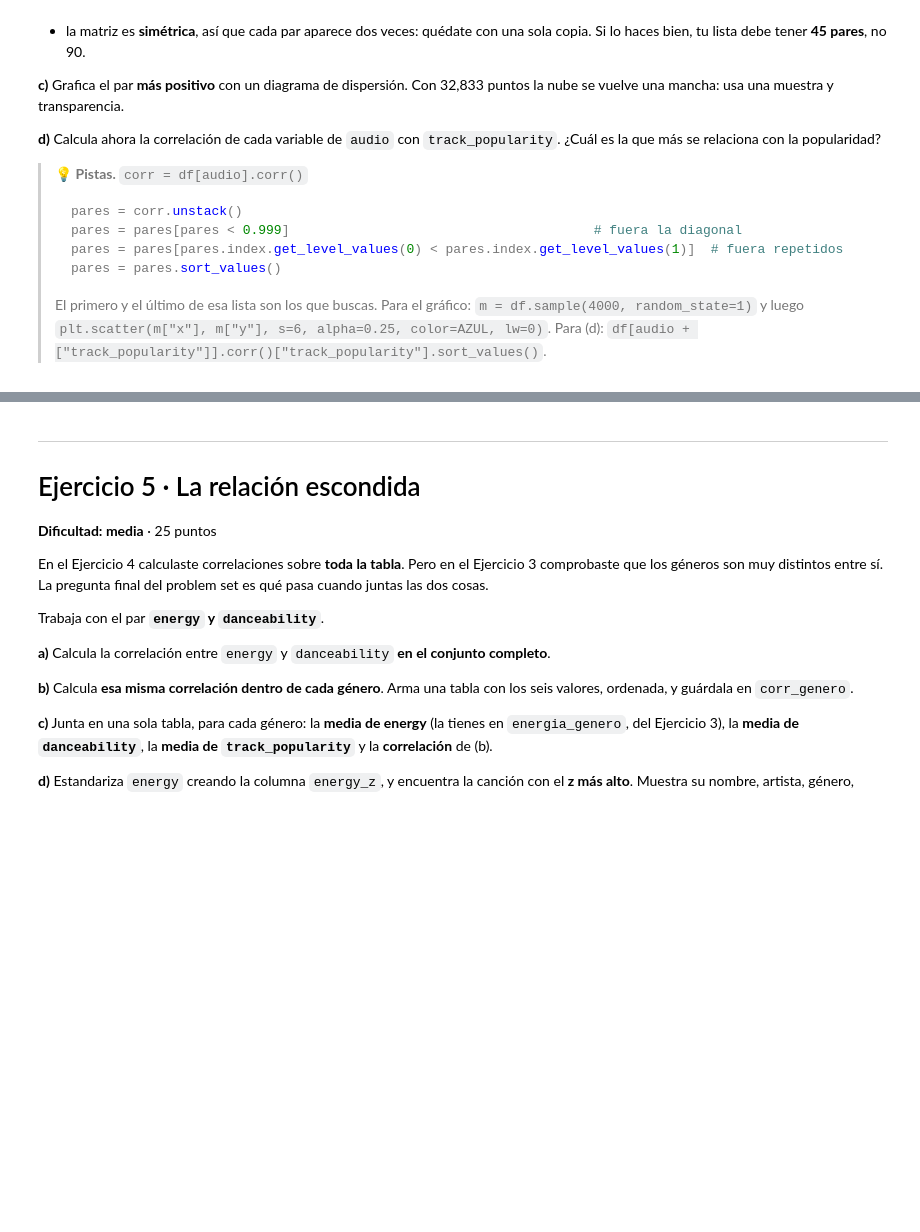
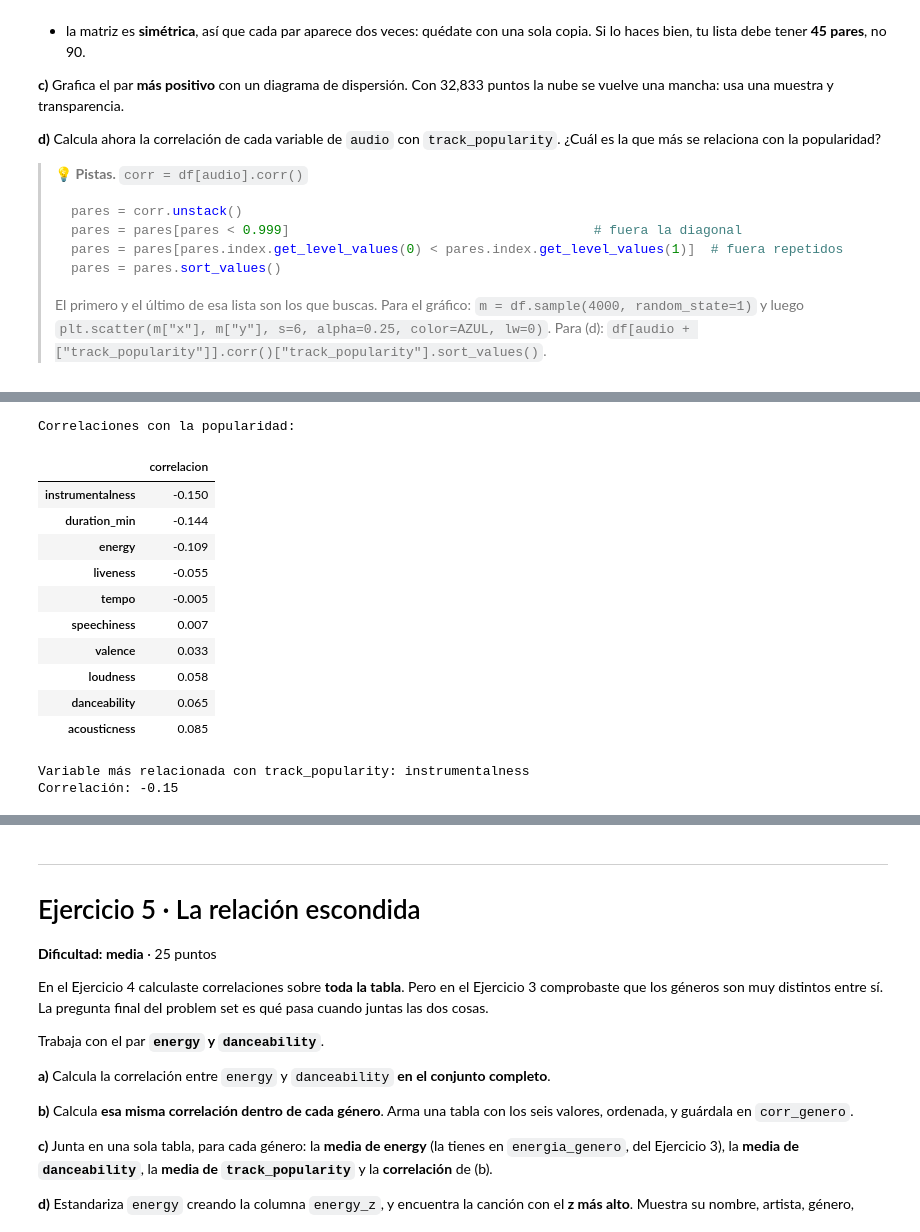
Before and after one commit to axrodriguez5072019/s100-tareas, a Jupyter notebook: 01_problem_set_(6).ipynb, the cells around one changed output, grey strips where cells are left out. Cells and saved outputs as stored; diff of their text form; code cells hidden in the pictures; blank space fills up the shorter version.

```diff
--- a/01_problem_set_(6).ipynb
+++ b/01_problem_set_(6).ipynb
@@ -471,3 +598,40 @@ corr = ...
+# %%
+# d) Correlación de cada variable de audio con track_popularity
+
+corr_popularidad = (
+    df[audio + ["track_popularity"]]
+      .corr()["track_popularity"]
+      .drop("track_popularity")
+      .sort_values()
+)
+
+print("Correlaciones con la popularidad:")
+display(corr_popularidad.to_frame(name="correlacion").round(3))
+
+# Variable con la relación más fuerte, independientemente del signo
+variable_mas_relacionada = corr_popularidad.abs().idxmax()
+valor_correlacion = corr_popularidad.loc[variable_mas_relacionada]
+
+print(
+    "\nVariable más relacionada con track_popularity:",
+    variable_mas_relacionada
+)
+print("Correlación:", round(valor_correlacion, 3))
+# %% [output]
+Correlaciones con la popularidad:
+|  | correlacion |
+| instrumentalness | -0.150 |
+| duration_min | -0.144 |
+| energy | -0.109 |
+| liveness | -0.055 |
+| tempo | -0.005 |
+| speechiness | 0.007 |
+| valence | 0.033 |
+| loudness | 0.058 |
+| danceability | 0.065 |
+| acousticness | 0.085 |
+Variable más relacionada con track_popularity: instrumentalness
+Correlación: -0.15
 # %% [markdown]
 ### 📝 Tu respuesta — Ejercicio 4
 
```
Also changed, not shown: parts of 14 cells of this notebook.
